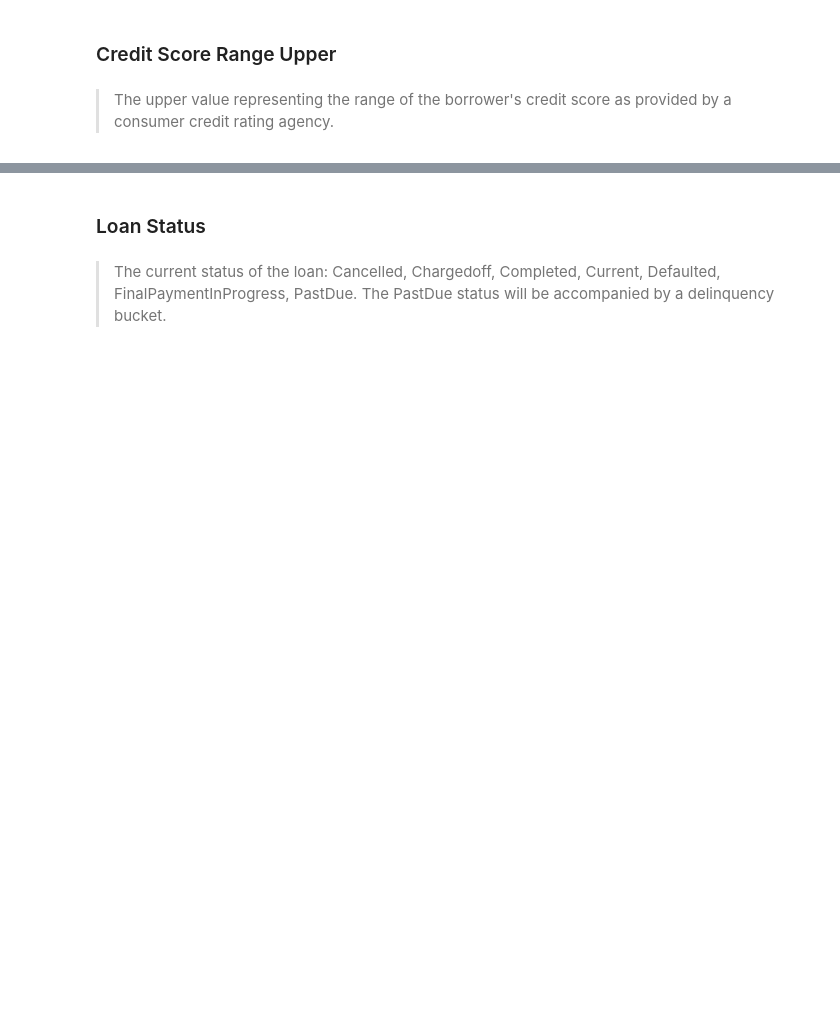
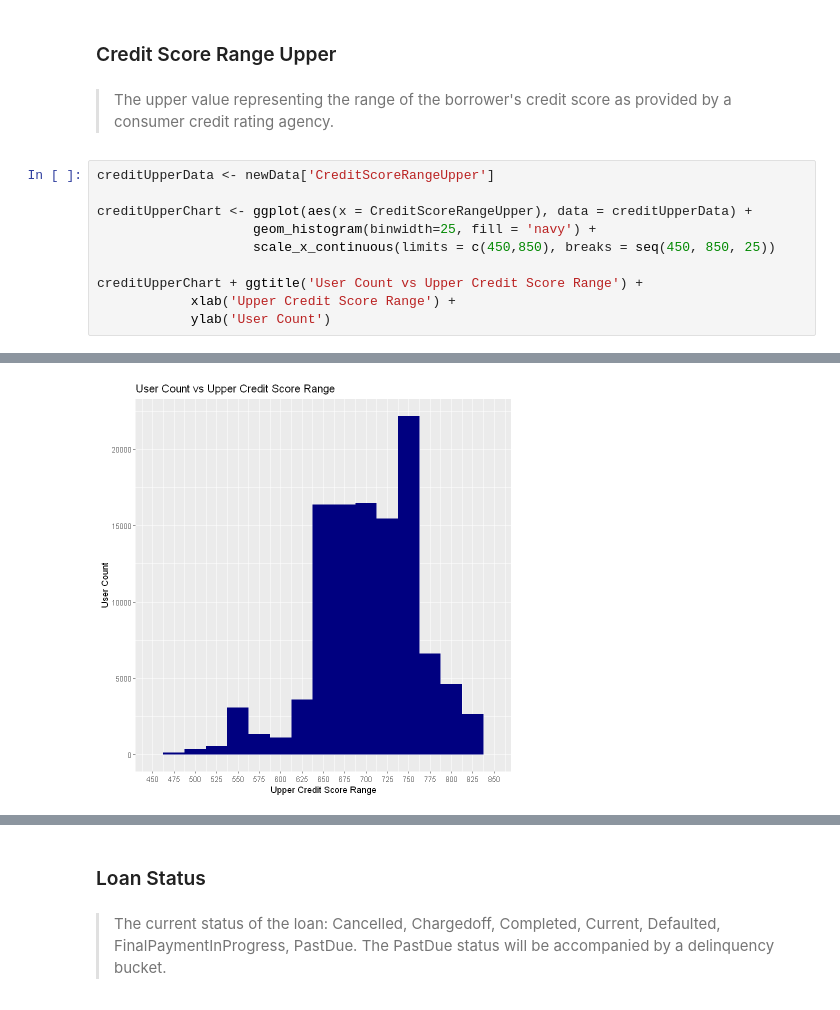
Before and after one commit to TJRiker11/Explore-and-Summarize-Data---Loan-Data, a Jupyter notebook: Explore and Summarize Data - Loan Data/Explore and Summarize Data - Loan Data.ipynb, the cells around one changed output, grey strips where cells are left out. Drawn from its saved outputs; the diff is of its cells as text; blank space fills up the shorter version.

```diff
--- a/Explore and Summarize Data - Loan Data/Explore and Summarize Data - Loan Data.ipynb
+++ b/Explore and Summarize Data - Loan Data/Explore and Summarize Data - Loan Data.ipynb
@@ -230,3 +240,14 @@ employmentChart
 ### Credit Score Range Upper
 # %% [markdown]
 > The upper value representing the range of the borrower's credit score as provided by a consumer credit rating agency.
+# %%
+creditUpperData <- newData['CreditScoreRangeUpper']
+
+creditUpperChart <- ggplot(aes(x = CreditScoreRangeUpper), data = creditUpperData) +
+                    geom_histogram(binwidth=25, fill = 'navy') +
+                    scale_x_continuous(limits = c(450,850), breaks = seq(450, 850, 25))
+
+creditUpperChart + ggtitle('User Count vs Upper Credit Score Range') +
+            xlab('Upper Credit Score Range') +
+            ylab('User Count')
+# %% [output]
@@ -232,0 +258 @@ employmentChart
+[figure, added]
```
Also changed, not shown: parts of 14 cells of this notebook.
